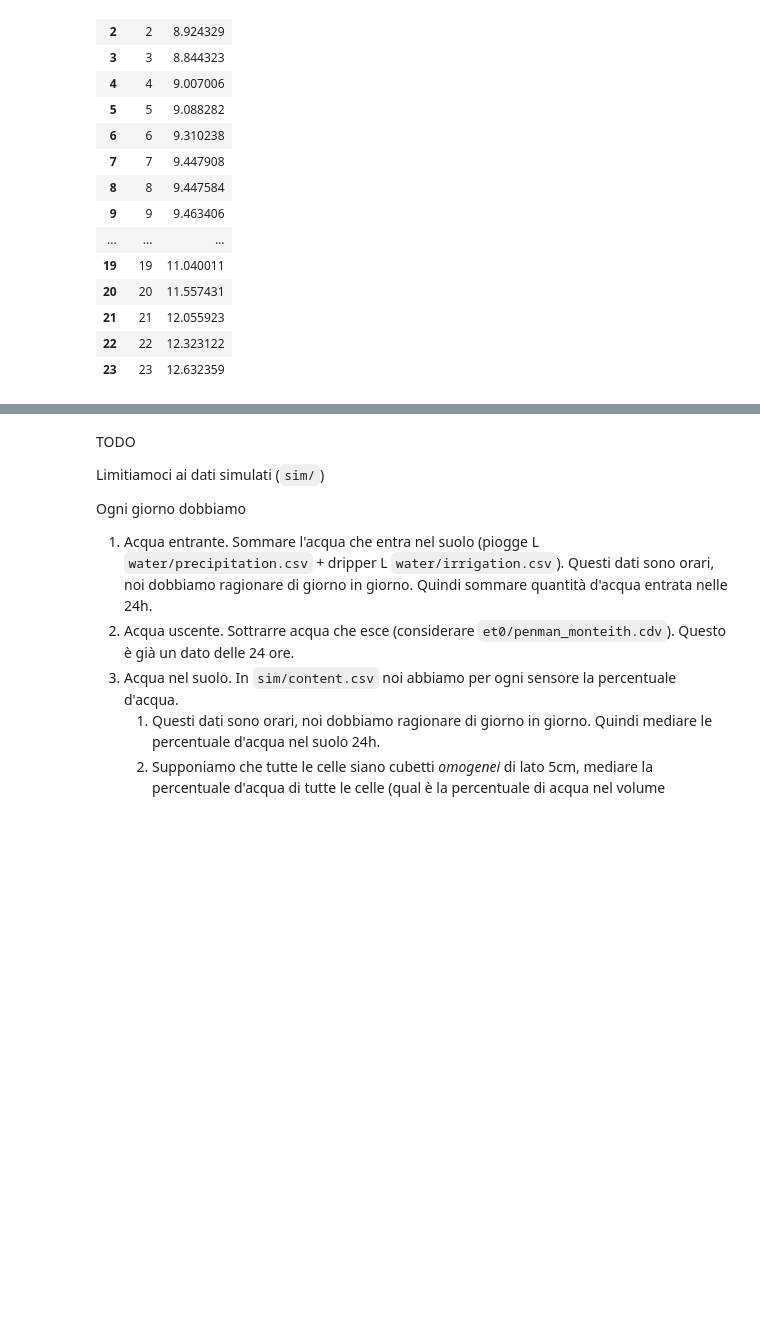
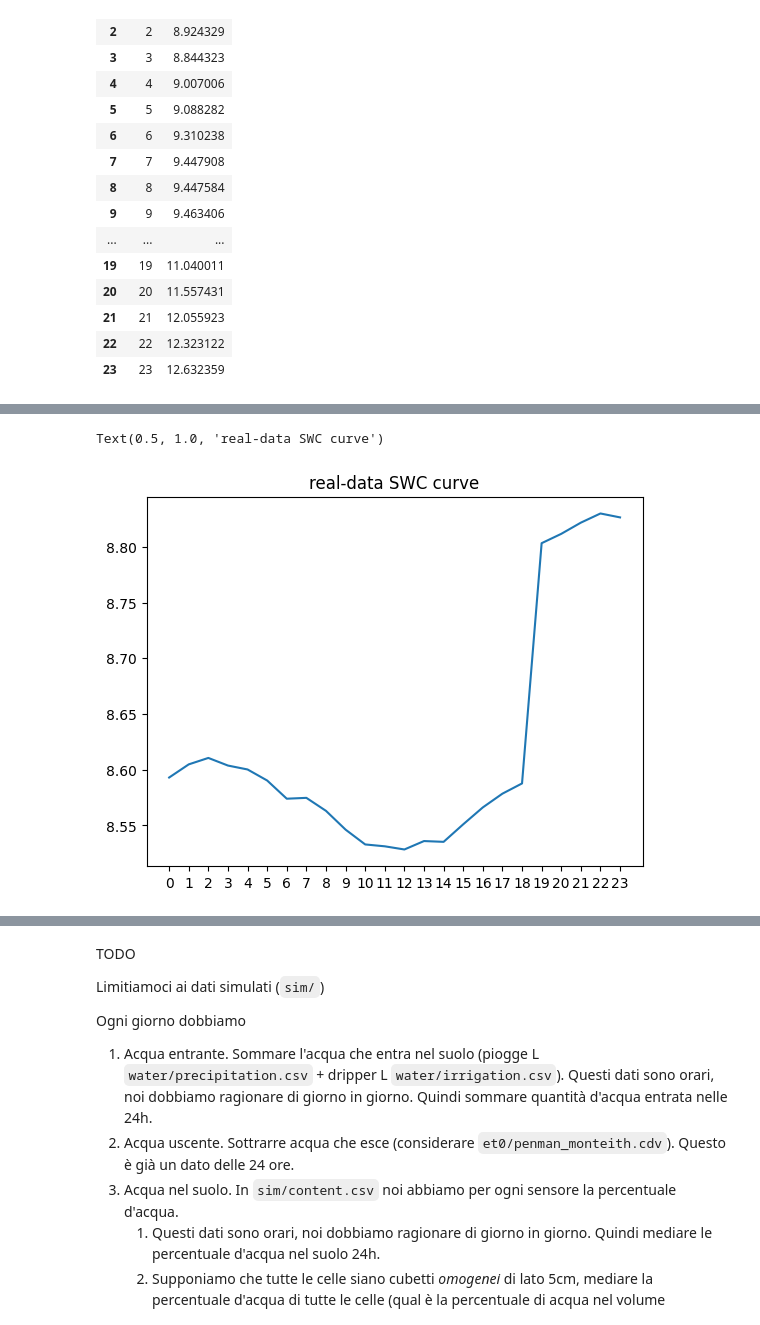
Before and after one commit to josephgiovanelli/et0_calculation, a Jupyter notebook: notebook.ipynb, the cells around one changed output, grey strips where cells are left out. Drawn from its saved outputs; the diff is of its cells as text; code cells hidden in the pictures; blank space fills up the shorter version.

```diff
--- a/notebook.ipynb
+++ b/notebook.ipynb
@@ -193 +223,9 @@ pd.DataFrame([{'timestamp': 0, 'et0': 0}]).append(et, ignore_index =True)
+# %%
+plt.xticks(range(len(real_wc.index)))
+plt.plot(real_wc['day'].index, real_wc['SWC'], label='real-SWC')
+plt.plot()
+plt.title('real-data SWC curve')
+# %% [output]
+Text(0.5, 1.0, 'real-data SWC curve')
+[figure, added]
 # %%
```
Also changed, not shown: parts of 6 cells of this notebook.
